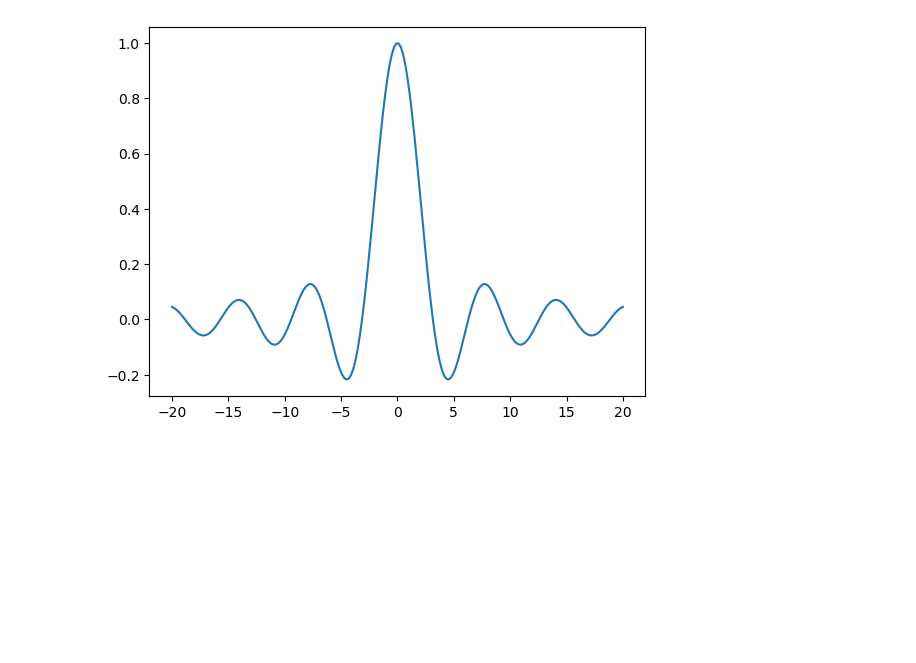
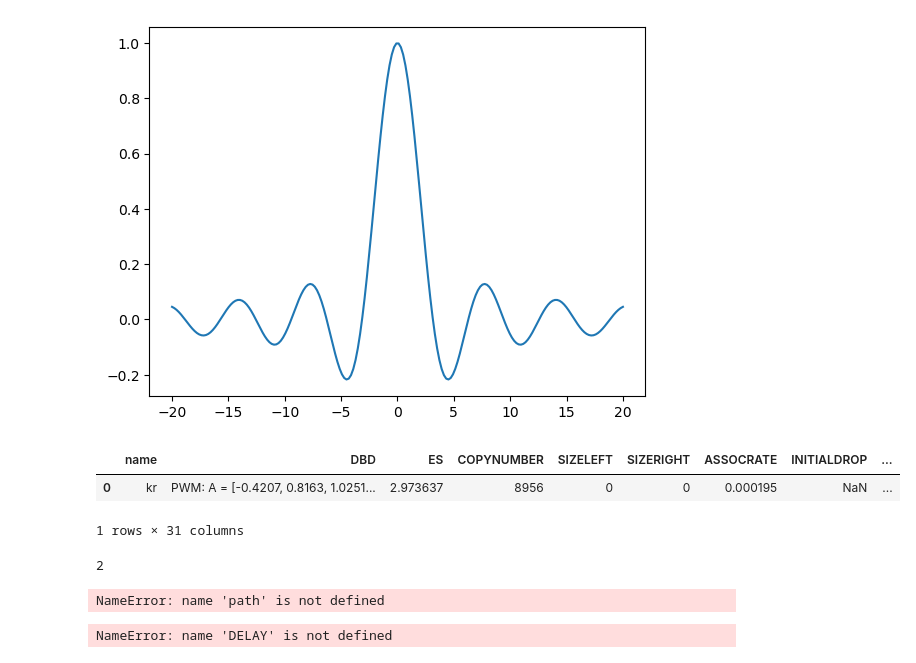
Before and after one commit to AlDente-Noo/GRiPE, a Jupyter notebook: DataAnalysis.ipynb, the cells around one changed output. Saved outputs shown, nothing was run; the diff lists cells and outputs as text; code cells hidden in the pictures; blank space fills up the shorter version.

```diff
--- a/DataAnalysis.ipynb
+++ b/DataAnalysis.ipynb
@@ -148,4 +146,25 @@ plt.plot(aff_tau0, data_occ_tau0, '.', ms=1, lw=0, color = 'green', label = 'tau
 # %% [output]
 NameError: name 'aff' is not defined
 [figure]
+# %%
+df_tf_data0 = pd.read_csv("params_example/tfs.csv", sep = ';')
+delay = np.array(df_tf_data0[TAU] > 0, dtype=int)
+df_tf_data0
+# %% [output]
+|  | name | DBD | ES | COPYNUMBER | SIZELEFT | SIZERIGHT | ASSOCRATE | INITIALDROP | ... |
+| 0 | kr | PWM: A = [-0.4207, 0.8163, 1.0251... | 2.973637 | 8956 | 0 | 0 | 0.000195 | NaN | ... |
+1 rows × 31 columns
+# %%
+# pack these lists of parameters into the master list
+tau = [10**-5, 0]
+master_list = [tau]
+cumprod_lengths = np.cumprod([len(a) for a in master_list])
+total_par_num = cumprod_lengths[-1]
+print(total_par_num)
+# %% [output]
+2
+# %%
+dict_params0 = read_params_to_dict(os.path.join(path, 'basic_params.grp'))
+# %% [output]
+NameError: name 'path' is not defined
 # %%
@@ -152,0 +213,5 @@ data_site_first_reached = pd.read_csv(filepath_tau0_occ, sep=',',skiprows = 1, u
+# %%
+params_and_ids_list = Parallel(n_jobs=9)(
+    delayed(simulate_single_par_set)(par_i) for par_i in range(total_par_num))
+# %% [output]
+NameError: name 'DELAY' is not defined
```
Also changed, not shown: parts of 6 cells of this notebook, 6 other files.
